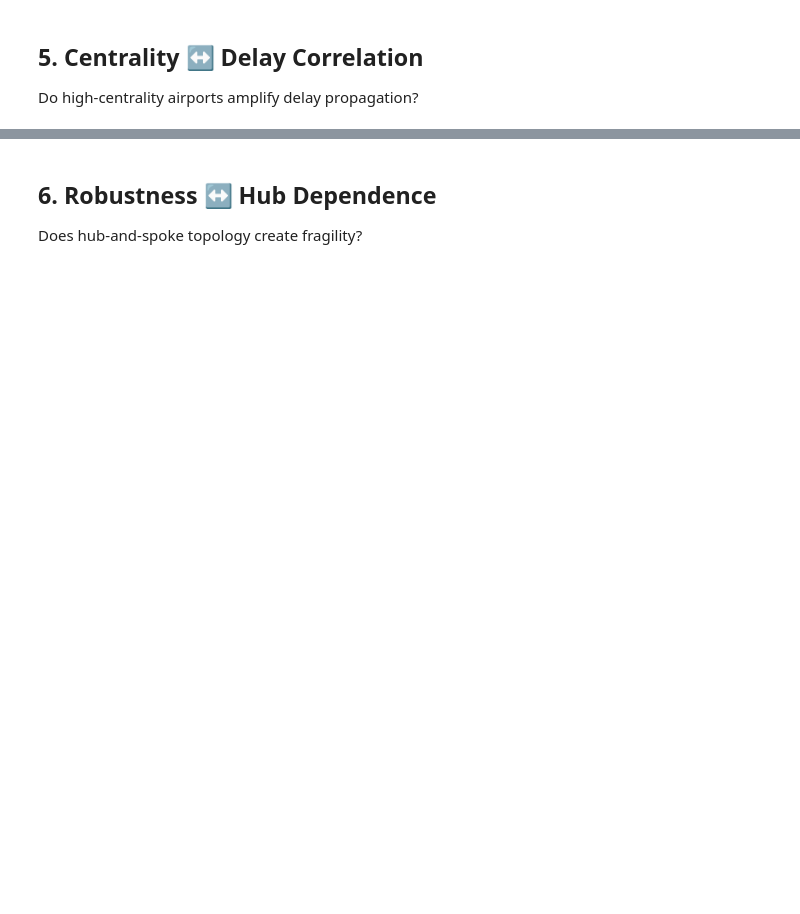
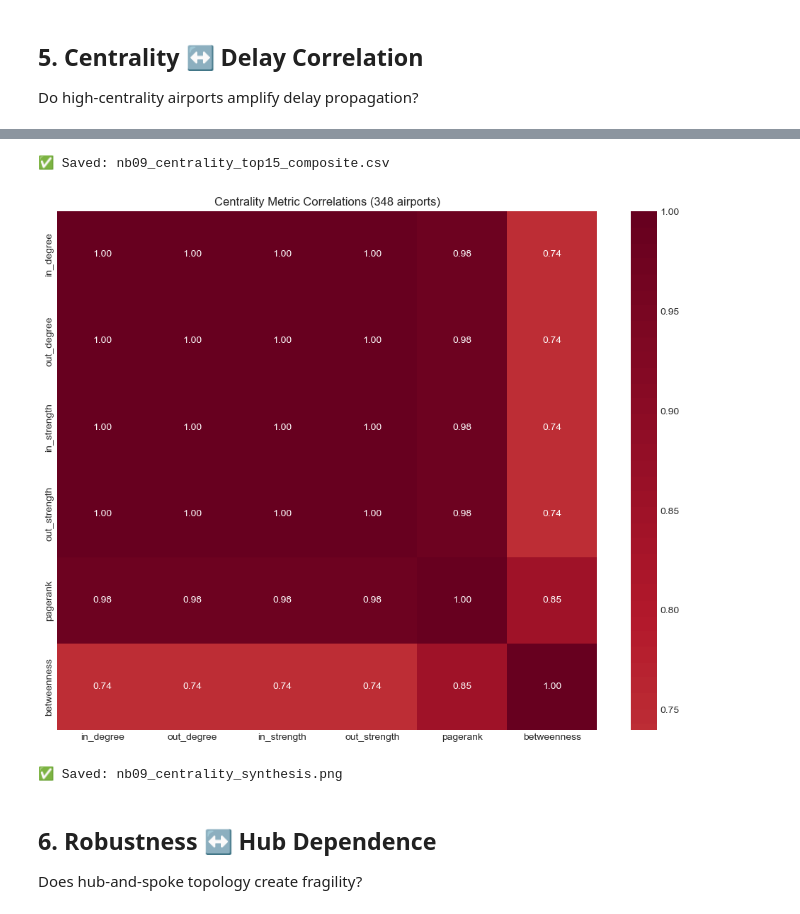
Before and after one commit to SergeyFedorchenko/network_science_VTSL, a Jupyter notebook: analysis/notebooks/09_synthesis__integrated_findings.ipynb, the cells around one changed output, grey strips where cells are left out. Drawn from its saved outputs; the diff is of its cells as text; code cells hidden in the pictures; blank space fills up the shorter version.

Commit message:
Executed and commended all notebooks to finalize the analysis of the project.

```diff
--- a/analysis/notebooks/09_synthesis__integrated_findings.ipynb
+++ b/analysis/notebooks/09_synthesis__integrated_findings.ipynb
@@ -255,52 +294,54 @@ else:
 Do high-centrality airports amplify delay propagation?
 # %%
 # ============================================================================
-# CENTRALITY ↔ DELAY CORRELATION
+# CENTRALITY SYNTHESIS: Composite Ranking + Correlation
 # ============================================================================
 
-if centrality_df is not None and delay_df is not None:
-    # Convert to pandas for analysis
+if centrality_df is not None:
     cent_pd = centrality_df.to_pandas()
-    delay_pd = delay_df.to_pandas()
 
-    # Find airport ID columns
-    cent_airport = next((c for c in ["airport", "AIRPORT", "node"] if c in cent_pd.columns), None)
-    delay_airport = next((c for c in ["origin", "ORIGIN", "airport", "seed_airport"] if c in delay_pd.columns), None)
+    # Identify centrality columns
+    cent_cols = [c for c in cent_pd.columns if any(m in c.lower() for m in
+                 ["degree", "strength", "pagerank", "betweenness", "closeness"])]
+    airport_col = next((c for c in ["code", "airport", "AIRPORT", "node", "vertex_id"] if c in cent_pd.columns), None)
+    if airport_col and cent_cols:
+        # Compute composite rank (average of per-metric ranks)
+        rank_df = cent_pd[[airport_col]].copy()
+        for col in cent_cols:
+            rank_df[f"{col}_rank"] = cent_pd[col].rank(ascending=False)
 
-    if cent_airport and delay_airport:
-        # Aggregate delay data by airport
-        delay_agg = delay_pd.groupby(delay_airport).agg({
-            c: "mean" for c in delay_pd.select_dtypes(include=[np.number]).columns
-        }).reset_index()
-        delay_agg.columns = [delay_airport] + [f"mean_{c}" if c != delay_airport else c for c in delay_agg.columns[1:]]
+        rank_cols = [c for c in rank_df.columns if c.endswith("_rank")]
+        rank_df["composite_rank"] = rank_df[rank_cols].mean(axis=1)
+        rank_df = rank_df.sort_values("composite_rank")
 
-        # Merge
-        merged = cent_pd.merge(delay_agg, left_on=cent_airport, right_on=delay_airport, how="inner")
+        # Top-15 airports
+        top15 = rank_df.head(15)[[airport_col, "composite_rank"]].merge(
+            cent_pd, on=airport_col
+        )
 
-        # Find centrality columns
-        cent_cols = [c for c in cent_pd.columns if "degree" in c.lower() or "between" in c.lower()
-                    or "closeness" in c.lower() or "pagerank" in c.lower()]
+        print("=" * 60)
+        print("TOP-15 AIRPORTS BY COMPOSITE CENTRALITY RANK")
+        print("=" * 60)
+        display(top15[[airport_col, "composite_rank"] + cent_cols[:4]])
 
-        # Find delay/cascade columns
-        cascade_cols = [c for c in merged.columns if "mean_" in c and c != delay_airport]
+        # Save to CSV
+        top15_path = TABLES_REPORT_DIR / f"{NOTEBOOK_ID}_centrality_top15_composite.csv"
+        top15.to_csv(top15_path, index=False)
+        print(f"✅ Saved: {top15_path.name}")
 
-        if cent_cols and cascade_cols:
-            # Compute correlation matrix
-            corr_cols = cent_cols[:4] + cascade_cols[:4]  # Limit to avoid clutter
-            corr_matrix = merged[corr_cols].corr()
+        # Correlation heatmap of centrality metrics
+        fig, ax = plt.subplots(figsize=(10, 8))
+        corr_matrix = cent_pd[cent_cols].corr()
+        sns.heatmap(corr_matrix, annot=True, fmt=".2f", cmap="RdBu_r", center=0, ax=ax)
+        ax.set_title("Centrality Metric Correlations (348 airports)")
+        plt.tight_layout()
 
-            fig, ax = plt.subplots(figsize=(10, 8))
-            sns.heatmap(corr_matrix, annot=True, fmt=".2f", cmap="RdBu_r", center=0, ax=ax)
-            ax.set_title("Centrality ↔ Delay Cascade Correlation")
-
-            plt.tight_layout()
-            fig_path = FIGURES_REPORT_DIR / f"{NOTEBOOK_ID}_centrality_delay_heatmap.png"
-            plt.savefig(fig_path, dpi=150)
-            plt.show()
-            print(f"✅ Saved: {fig_path.name}")
-        else:
-            print(f"Could not find suitable columns. Centrality: {cent_cols}, Cascade: {cascade_cols}")
+        fig_path = FIGURES_REPORT_DIR / f"{NOTEBOOK_ID}_centrality_synthesis.png"
+        plt.savefig(fig_path, dpi=150)
+        plt.show()
+        print(f"✅ Saved: {fig_path.name}")
     else:
-        print(f"Could not find airport columns. Centrality: {cent_airport}, Delay: {delay_airport}")
+        print(f"Missing columns. Airport: {airport_col}, Centrality: {cent_cols}")
 else:
-    print("Not available: need both centrality and delay data")
+    print("Not available: centrality data not loaded")
+# %% [output]
@@ -307,3 +367,6 @@ else:
+✅ Saved: nb09_centrality_top15_composite.csv
+[figure, added]
+✅ Saved: nb09_centrality_synthesis.png
 # %% [markdown]
 <a id="robustness-hub"></a>
 ## 6. Robustness ↔ Hub Dependence
```
Also changed, not shown: parts of 7 cells of this notebook, 9 other files.
